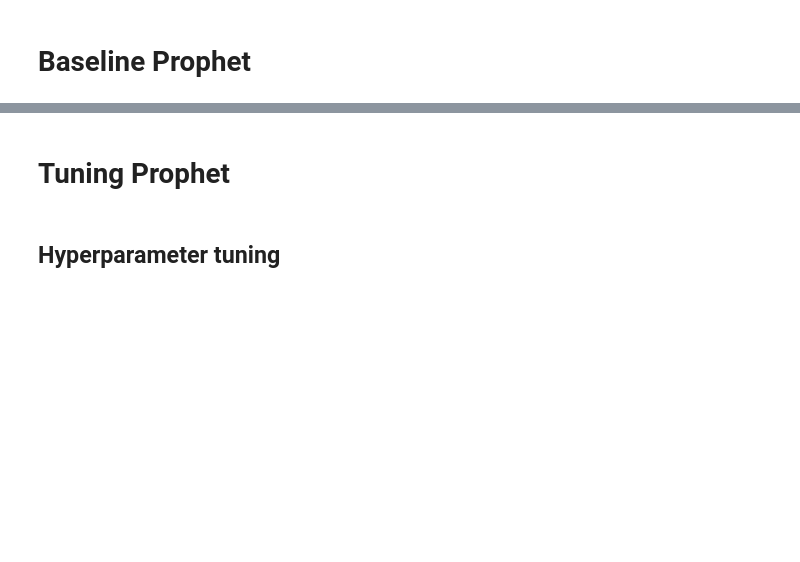
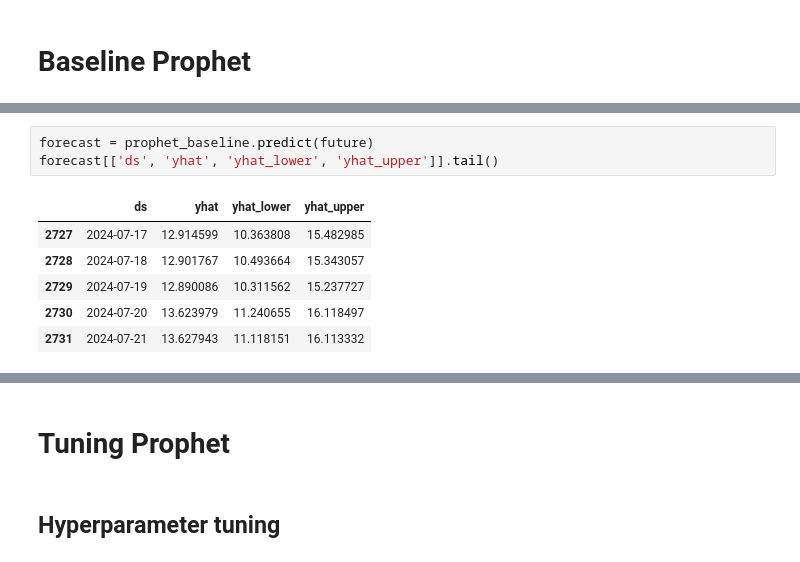
Before and after one commit to myxa95/01_Prediction_of_the_key_rate_in_the_Russian_Federation, a Jupyter notebook: notebooks/Baseline_Tuning.ipynb, the cells around one changed output, grey strips where cells are left out. Drawn from its saved outputs; the diff is of its cells as text; blank space fills up the shorter version.

```diff
--- a/notebooks/Baseline_Tuning.ipynb
+++ b/notebooks/Baseline_Tuning.ipynb
@@ -41,0 +60,10 @@ df_test['ds'] = pd.to_datetime(df_test['ds'], format='%Y-%m-%d', dayfirst=True)
+# %%
+forecast = prophet_baseline.predict(future)
+forecast[['ds', 'yhat', 'yhat_lower', 'yhat_upper']].tail()
+# %% [output]
+|  | ds | yhat | yhat_lower | yhat_upper |
+| 2727 | 2024-07-17 | 12.914599 | 10.363808 | 15.482985 |
+| 2728 | 2024-07-18 | 12.901767 | 10.493664 | 15.343057 |
+| 2729 | 2024-07-19 | 12.890086 | 10.311562 | 15.237727 |
+| 2730 | 2024-07-20 | 13.623979 | 11.240655 | 16.118497 |
+| 2731 | 2024-07-21 | 13.627943 | 11.118151 | 16.113332 |
```
Also changed, not shown: parts of 10 cells of this notebook, 5 other files.
